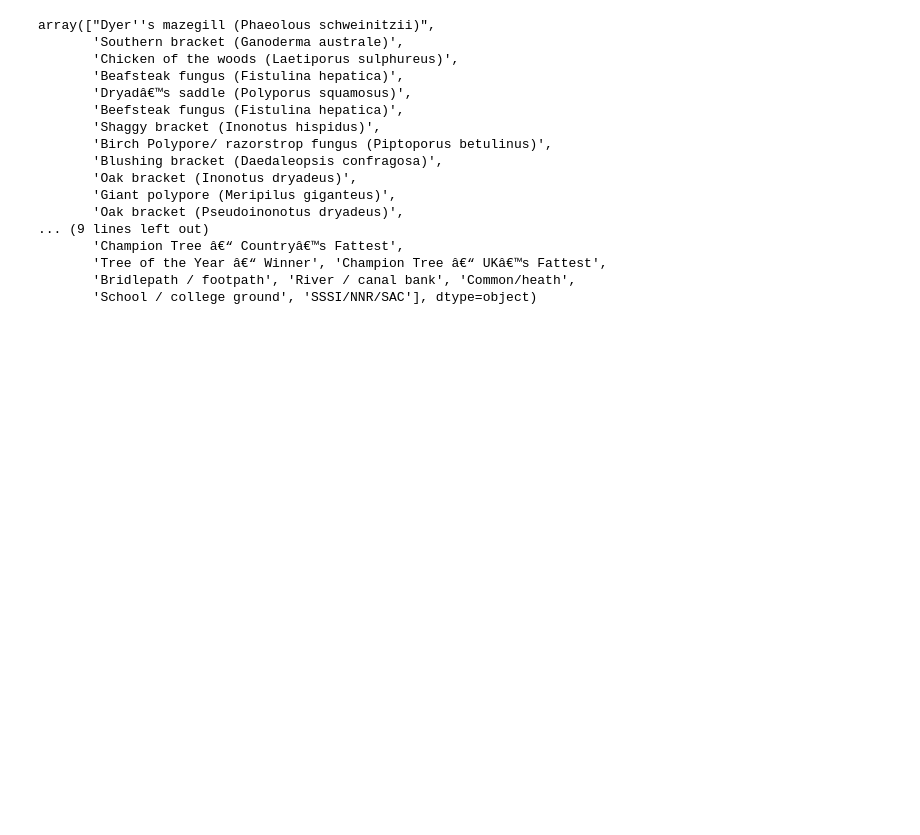
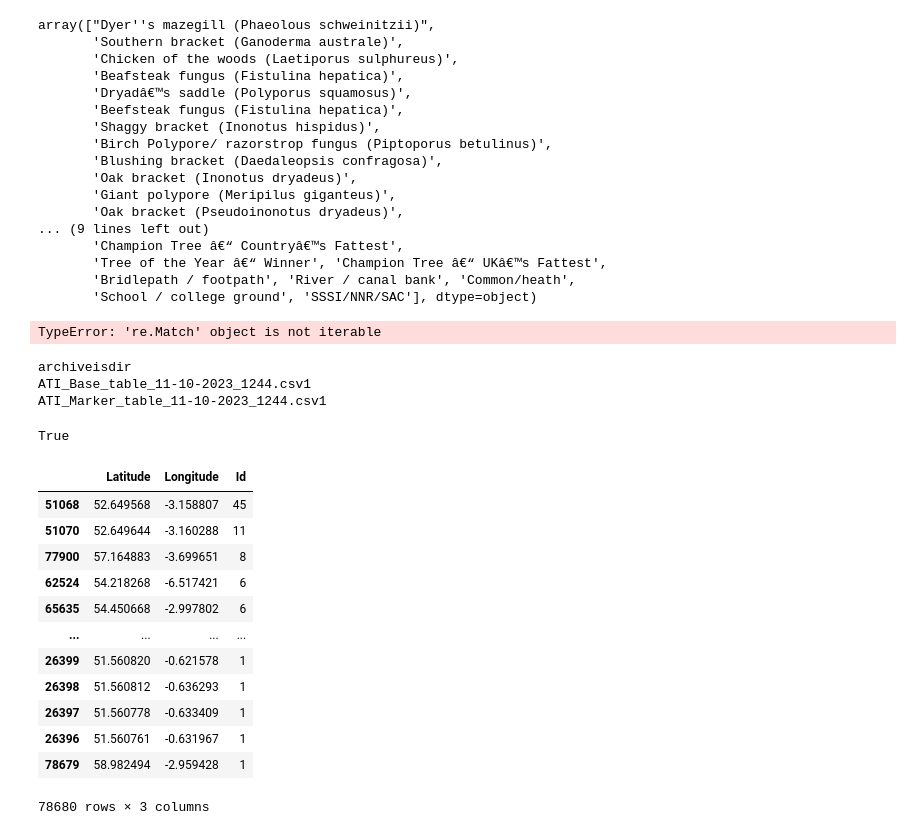
Before and after one commit to tabular18/ancient-trees, a Jupyter notebook: ancientTreeEDA.ipynb, the cells around one changed output. Cells and saved outputs as stored; diff of their text form; code cells hidden in the pictures; blank space fills up the shorter version.

```diff
--- a/ancientTreeEDA.ipynb
+++ b/ancientTreeEDA.ipynb
@@ -1135,3 +1388,46 @@ array(["Dyer''s mazegill (Phaeolous schweinitzii)",
        'Tree of the Year â€“ Winner', 'Champion Tree â€“ UKâ€™s Fattest',
        'Bridlepath / footpath', 'River / canal bank', 'Common/heath',
        'School / college ground', 'SSSI/NNR/SAC'], dtype=object)
+# %%
+testar=['a', 'b']
+import re
+teststr='a dog and a ball'
+re.search(r'a|b|c+', teststr)
+# %% [output]
+TypeError: 're.Match' object is not iterable
+# %%
+import os
+import shutil
+expath="C:/Users/helen/Documents/Python/AncientTrees/data/output/"
+newpath=os.path.join(expath, 'archive/')
+for filename in os.listdir(expath):
+    if os.path.isdir(os.path.join(expath, filename)):
+        print(filename+'isdir')
+    else:
+        os.rename(f"{expath}{filename}", f"{newpath}{filename}")
+        print(filename+'1')
+# %% [output]
+archiveisdir
+ATI_Base_table_11-10-2023_1244.csv1
+ATI_Marker_table_11-10-2023_1244.csv1
+# %%
+os.path.isdir(newpath)
+# %% [output]
+True
+# %%
+test=pd.read_csv("C:/Users/helen/Documents/Python/AncientTrees/data/output/actual/ATI_Base_table_17-10-2023_1324.csv")
+test.groupby(['Latitude', 'Longitude']).Id.count().reset_index().sort_values(by='Id', ascending=False)
+# %% [output]
+|  | Latitude | Longitude | Id |
+| 51068 | 52.649568 | -3.158807 | 45 |
+| 51070 | 52.649644 | -3.160288 | 11 |
+| 77900 | 57.164883 | -3.699651 | 8 |
+| 62524 | 54.218268 | -6.517421 | 6 |
+| 65635 | 54.450668 | -2.997802 | 6 |
+| ... | ... | ... | ... |
+| 26399 | 51.560820 | -0.621578 | 1 |
+| 26398 | 51.560812 | -0.636293 | 1 |
+| 26397 | 51.560778 | -0.633409 | 1 |
+| 26396 | 51.560761 | -0.631967 | 1 |
+| 78679 | 58.982494 | -2.959428 | 1 |
+78680 rows × 3 columns
```
Also changed, not shown: parts of 25 cells of this notebook, 3 other files.
